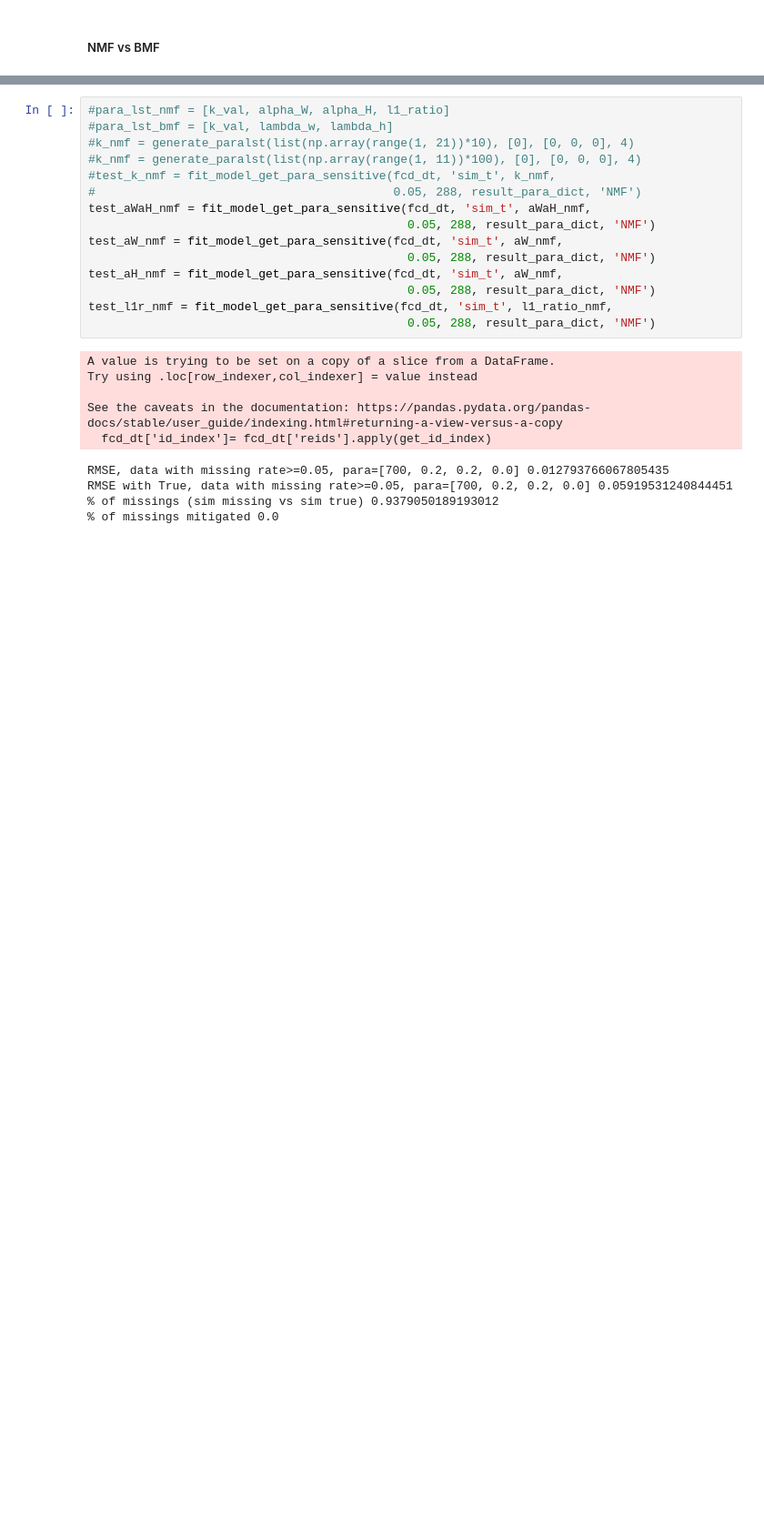
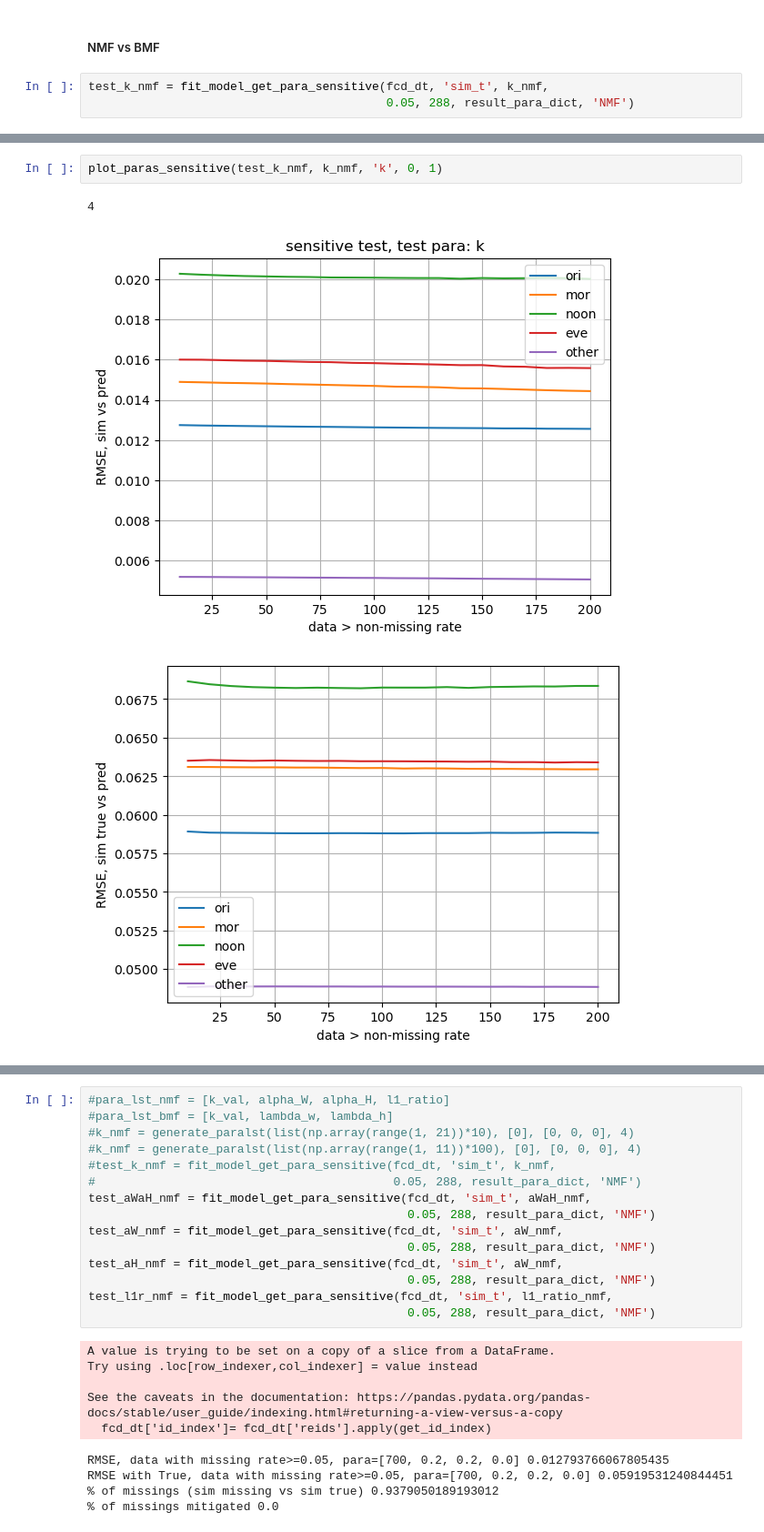
Before and after one commit to Yiran6/app_baseddata_processing, a Jupyter notebook: app_based_algorithm_test.ipynb, the cells around one changed output, grey strips where cells are left out. Shown at 91% size. Cells and saved outputs as stored; diff of their text form; blank space fills up the shorter version.

```diff
--- a/app_based_algorithm_test.ipynb
+++ b/app_based_algorithm_test.ipynb
@@ -1685,2 +1757,5 @@ k_nmf = generate_paralst(list(np.array(range(1, 11))*100), [0], [0, 0, 0], 4)
 # %% [markdown]
 ##### NMF vs BMF
+# %%
+test_k_nmf = fit_model_get_para_sensitive(fcd_dt, 'sim_t', k_nmf,
+                                          0.05, 288, result_para_dict, 'NMF')
@@ -1686,0 +1838,6 @@ k_nmf = generate_paralst(list(np.array(range(1, 11))*100), [0], [0, 0, 0], 4)
+# %%
+plot_paras_sensitive(test_k_nmf, k_nmf, 'k', 0, 1)
+# %% [output]
+4
+[figure, added]
+[figure, added]
```
Also changed, not shown: parts of 25 cells of this notebook.
